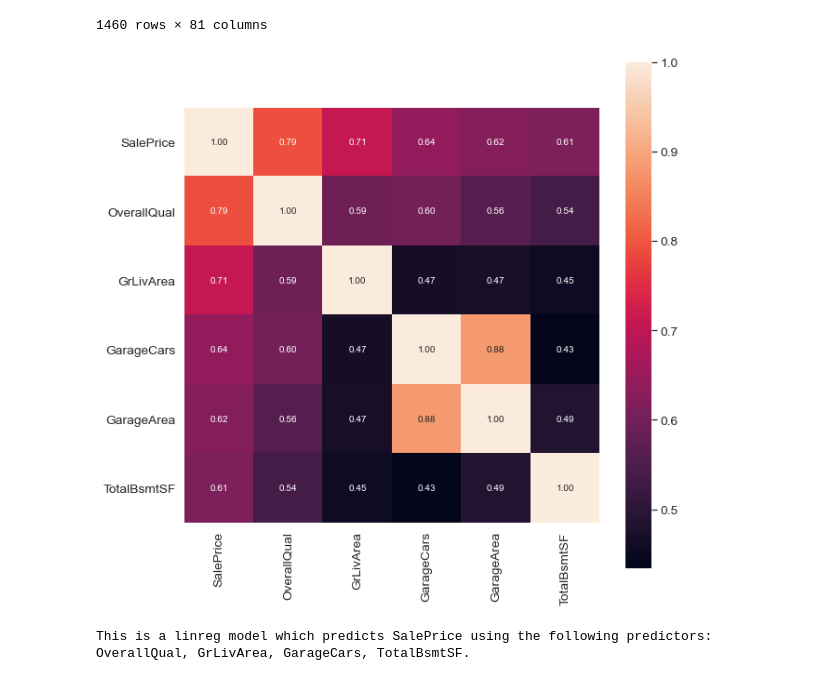
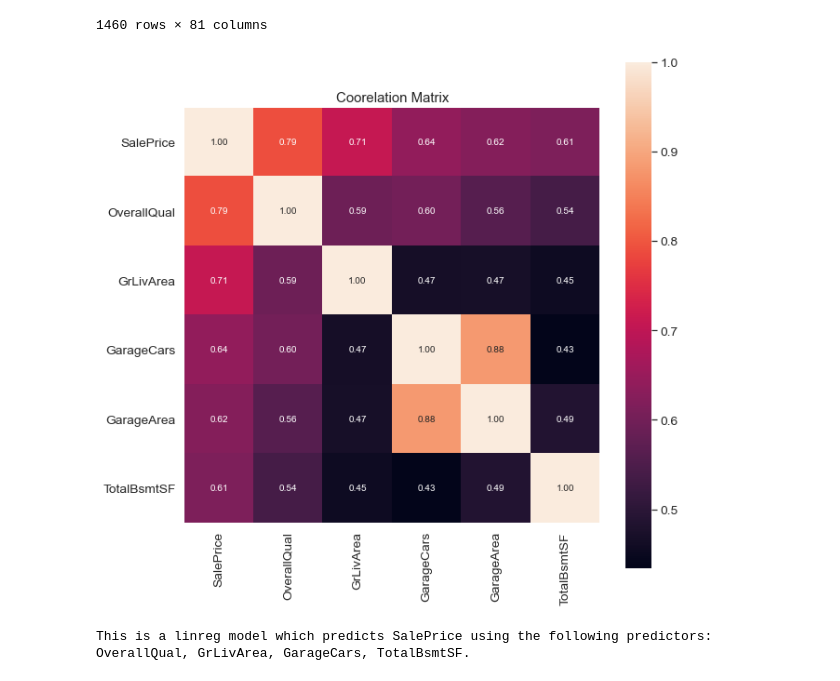
Before and after one commit to acgowda/house-regression, a Jupyter notebook: main.ipynb, the cells around one changed output. Saved outputs shown, nothing was run; the diff lists cells and outputs as text; code cells hidden in the pictures.

Commit message:
Added plot titles

```diff
--- a/main.ipynb
+++ b/main.ipynb
@@ -43,18 +43,21 @@ data
 # %%
 import seaborn as sns
 
 # Create a correlation matrix of the 5 variables most correlated with SalePrice.
 corrmat = data.corr()
 columns = corrmat.nlargest(6, 'SalePrice')['SalePrice'].index
 corr = np.corrcoef(data[columns].values.T)
 
 # Plot the correlation matrix.
 plt.figure(figsize=(10,10))
 sns.set(font_scale=1.25)
-heat_map = sns.heatmap(corr, cbar=True, annot=True, square=True, fmt='.2f', annot_kws={'size': 10}, yticklabels=columns.values, xticklabels=columns.values)
+heat_map = sns.heatmap(corr, cbar=True, annot=True, square=True,
+                       fmt='.2f', annot_kws={'size': 10},
+                       yticklabels=columns.values,
+                       xticklabels=columns.values).set_title("Coorelation Matrix")
 plt.show()
 # %% [output]
-[figure, old version]
+[figure, new version]
 # %%
 from model import Model, PolynomialRegression
 
```
Also changed, not shown: parts of 7 cells of this notebook, 1 other file.
